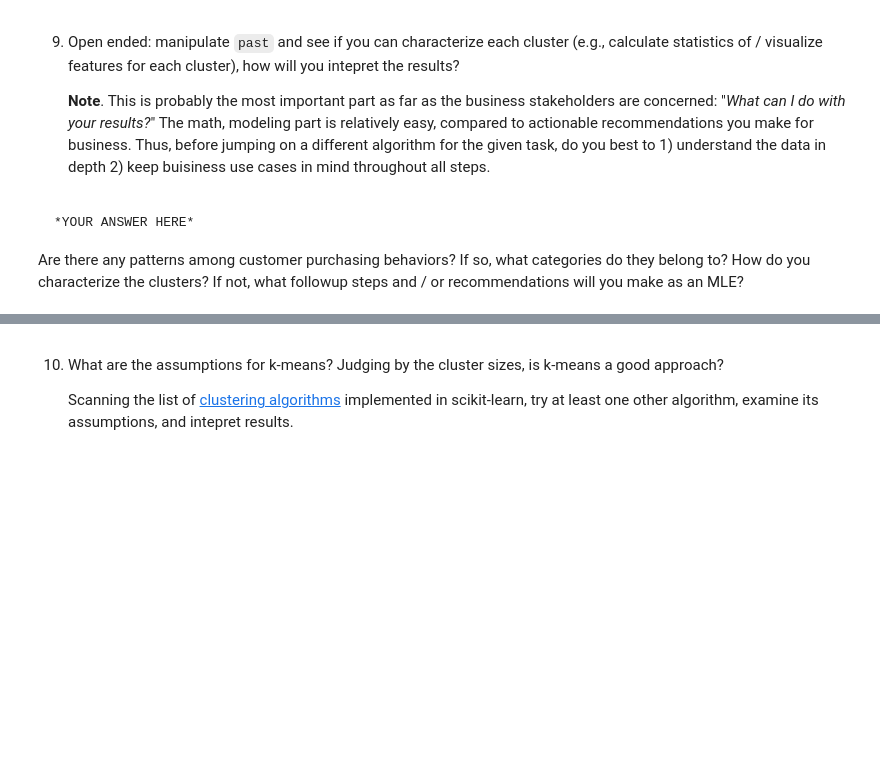
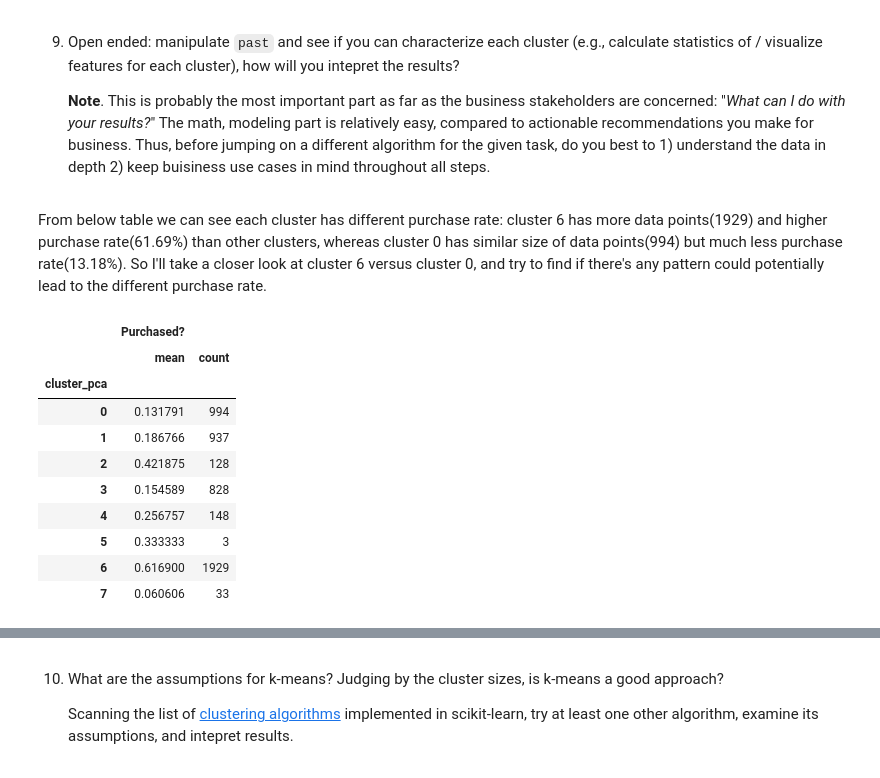
Before and after one commit to happykygo/FourthBrain, a Jupyter notebook: week-08-unsupervised-ml/nb/new-product-launch.ipynb, the cells around one changed output, grey strips where cells are left out. Drawn from its saved outputs; the diff is of its cells as text; code cells hidden in the pictures; blank space fills up the shorter version.

```diff
--- a/week-08-unsupervised-ml/nb/new-product-launch.ipynb
+++ b/week-08-unsupervised-ml/nb/new-product-launch.ipynb
@@ -278,8 +283,19 @@ past['cluster_pca'] = km.labels_
 9. Open ended: manipulate `past` and see if you can characterize each cluster (e.g., calculate statistics of / visualize features for each cluster), how will you intepret the results?
 
     **Note**. This is probably the most important part as far as the business stakeholders are concerned: "*What can I do with your results?*" The math, modeling part is relatively easy, compared to actionable recommendations you make for business. Thus, before jumping on a different algorithm for the given task, do you best to 1) understand the data in depth 2) keep buisiness use cases in mind throughout all steps.
-# %% [markdown]
-    *YOUR ANSWER HERE*
-Are there any patterns among customer purchasing behaviors?
-If so, what categories do they belong to? How do you characterize the clusters?
-If not, what followup steps and / or recommendations will you make as an MLE?
+# %% [markdown]
+From below table we can see each cluster has different purchase rate: cluster 6 has more data points(1929) and higher purchase rate(61.69%) than other clusters, whereas cluster 0 has similar size of data points(994) but much less purchase rate(13.18%). So I'll take a closer look at cluster 6 versus cluster 0, and try to find if there's any pattern could potentially lead to the different purchase rate.
+# %%
+past[['cluster_pca', 'Purchased?']].groupby(['cluster_pca']).agg({'Purchased?' : ['mean', 'count']})
+# %% [output]
+|  | Purchased? |  |
+|  | mean | count |
+| cluster_pca |  |  |
+| 0 | 0.131791 | 994 |
+| 1 | 0.186766 | 937 |
+| 2 | 0.421875 | 128 |
+| 3 | 0.154589 | 828 |
+| 4 | 0.256757 | 148 |
+| 5 | 0.333333 | 3 |
+| 6 | 0.616900 | 1929 |
+| 7 | 0.060606 | 33 |
```
Also changed, not shown: parts of 21 cells of this notebook.
